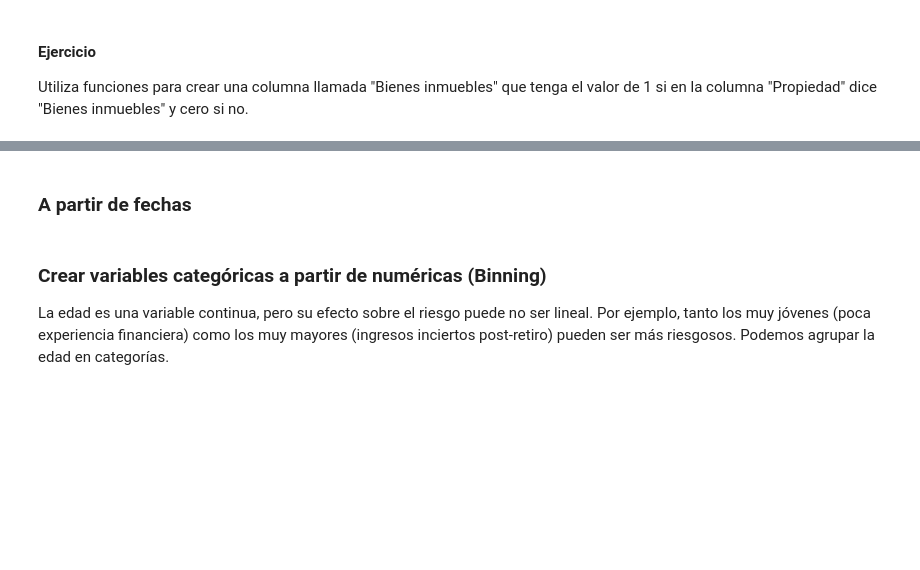
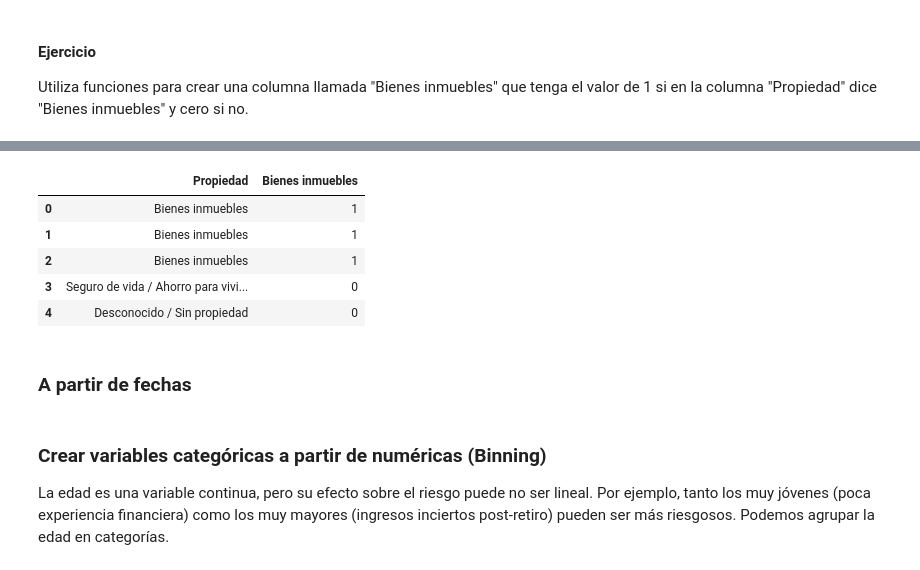
Before and after one commit to ferneyreina19/2025-segundo-semestre-ia-economia, a Jupyter notebook: clases/3_Analisis_y_visualizacion_datos/6_Preprocesamiento_y_feature_engineering.ipynb, the cells around one changed output, grey strips where cells are left out. Drawn from its saved outputs; the diff is of its cells as text; code cells hidden in the pictures; blank space fills up the shorter version.

```diff
--- a/clases/3_Analisis_y_visualizacion_datos/6_Preprocesamiento_y_feature_engineering.ipynb
+++ b/clases/3_Analisis_y_visualizacion_datos/6_Preprocesamiento_y_feature_engineering.ipynb
@@ -321,3 +456,19 @@ Utiliza funciones para crear una columna llamada "Bienes inmuebles" que tenga el
+# %%
+def bien_inmueble(propiedad):
+  if propiedad == 'Bienes inmuebles':
+    return 1
+  else:
+    return 0
+
+df_mapeado['Bienes inmuebles'] = df_mapeado['Propiedad'].apply(bien_inmueble)
+df_mapeado[['Propiedad', 'Bienes inmuebles']].head()
+# %% [output]
+|  | Propiedad | Bienes inmuebles |
+| 0 | Bienes inmuebles | 1 |
+| 1 | Bienes inmuebles | 1 |
+| 2 | Bienes inmuebles | 1 |
+| 3 | Seguro de vida / Ahorro para vivi... | 0 |
+| 4 | Desconocido / Sin propiedad | 0 |
 # %% [markdown]
 ### A partir de fechas
 # %%
```
Also changed, not shown: parts of 43 cells of this notebook.
